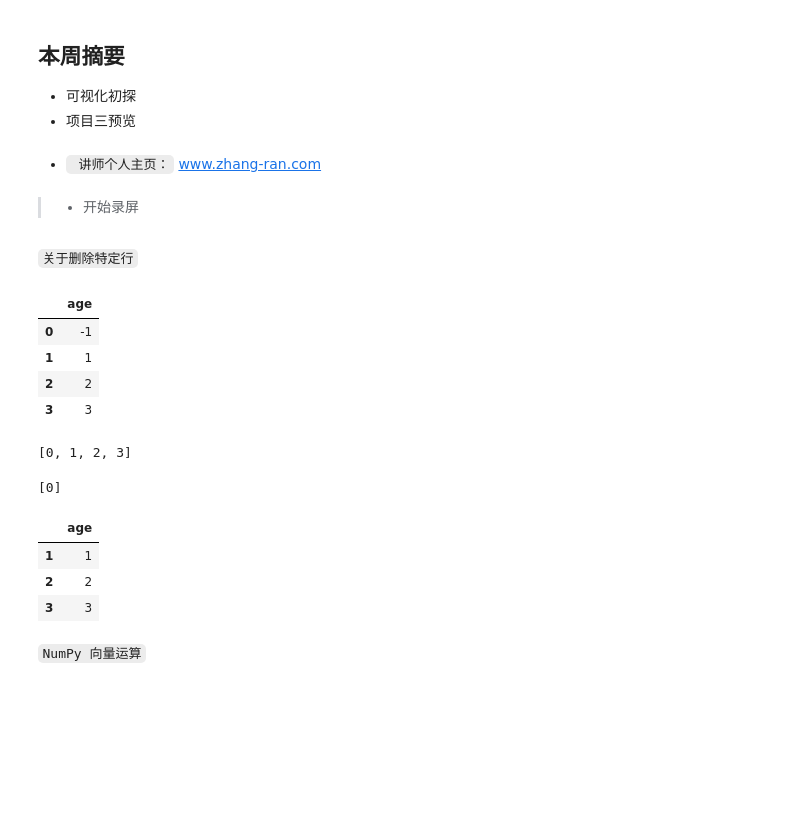
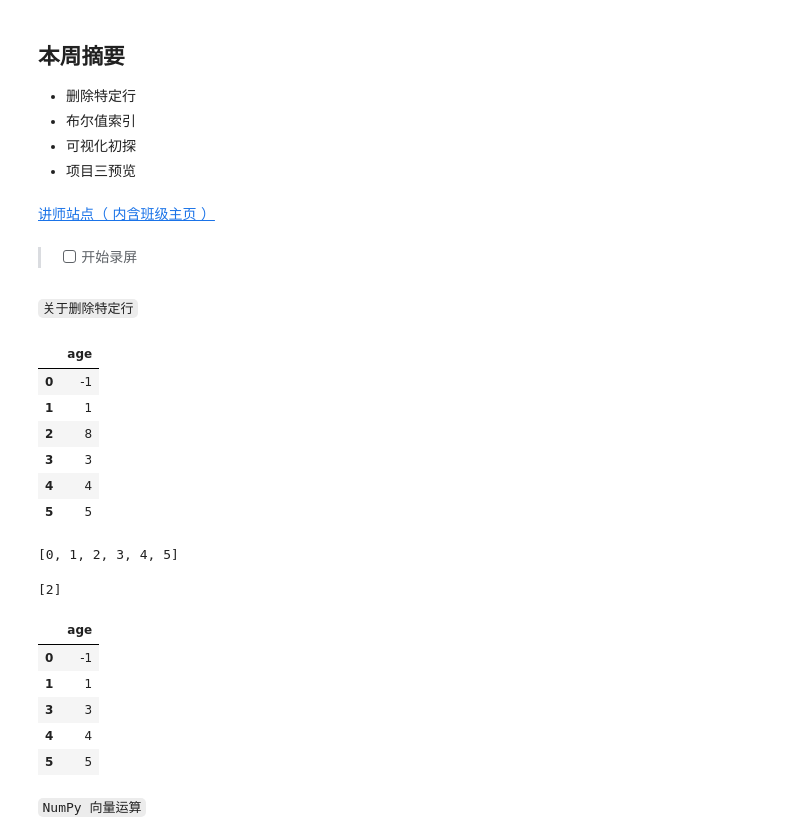
Before and after one commit to NameZhangRan/Courseware, a Jupyter notebook: Week-06-P3阶段.ipynb, the cells around one changed output. Cells and saved outputs as stored; diff of their text form; code cells hidden in the pictures; blank space fills up the shorter version.

```diff
--- a/Week-06-P3阶段.ipynb
+++ b/Week-06-P3阶段.ipynb
@@ -3,42 +3,50 @@
 # %% [markdown]
 ## 本周摘要
 
+- 删除特定行
+- 布尔值索引
 - 可视化初探
 - 项目三预览
 # %% [markdown]
-- ` 讲师个人主页：` www.zhang-ran.com
+[讲师站点（ 内含班级主页 ）](https://www.zhang-ran.com)
 # %% [markdown]
->- 开始录屏
+>- [ ] 开始录屏
 # %% [markdown]
 `关于删除特定行`
 # %%
 import pandas as pd
+
 df = pd.DataFrame()
-df['age'] = [-1, 1, 2, 3]
+
+df['age'] = [-1, 1, 8, 3, 4, 5]
 df
 # %% [output]
 |  | age |
 | 0 | -1 |
 | 1 | 1 |
-| 2 | 2 |
+| 2 | 8 |
 | 3 | 3 |
+| 4 | 4 |
+| 5 | 5 |
 # %%
 df.index.tolist()
 # %% [output]
-[0, 1, 2, 3]
+[0, 1, 2, 3, 4, 5]
 # %%
-num = df[df['age']==-1].index.tolist()
-num
+num_index = df[df['age']==8].index.tolist()
+num_index
 # %% [output]
-[0]
+[2]
 # %%
-df = df.drop(num)
+df = df.drop(num_index)
 df
 # %% [output]
 |  | age |
+| 0 | -1 |
 | 1 | 1 |
-| 2 | 2 |
 | 3 | 3 |
+| 4 | 4 |
+| 5 | 5 |
 # %% [markdown]
 `NumPy 向量运算`
 # %% [markdown]
```
Also changed, not shown: parts of 44 cells of this notebook.
